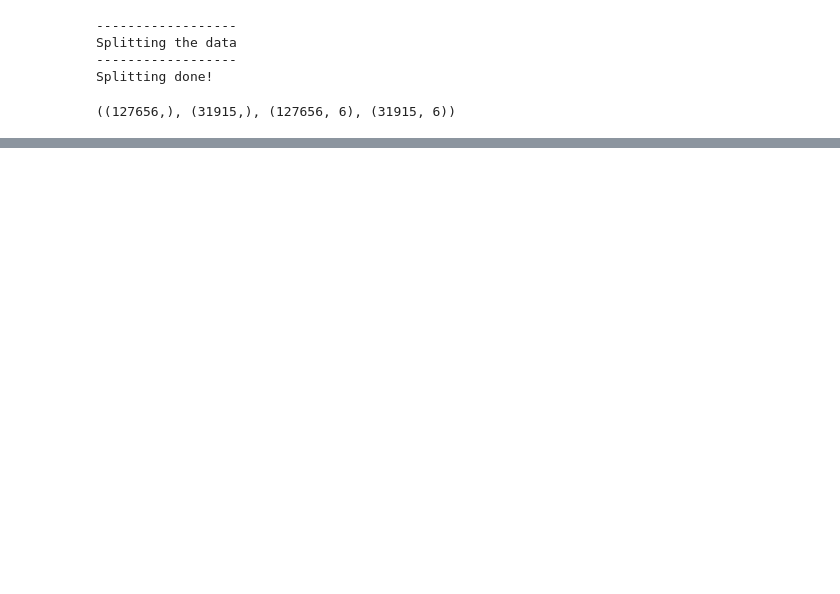
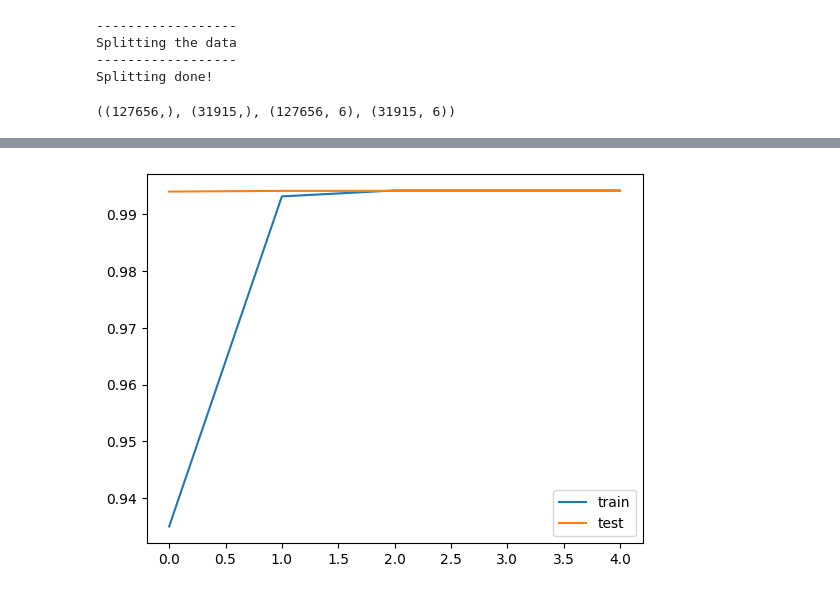
Before and after one commit to gloryodeyemi/COMP_8610_Project_02, a Jupyter notebook: main.ipynb, the cells around one changed output, grey strips where cells are left out. Saved outputs shown, nothing was run; the diff lists cells and outputs as text; code cells hidden in the pictures; blank space fills up the shorter version.

Commit message:
lstm model

```diff
--- a/main.ipynb
+++ b/main.ipynb
@@ -73,0 +89,7 @@ Splitting done!
+# %%
+# tokenize the data
+X_test = test_data['comment_text'].to_numpy().reshape(-1,)
+X = clean_data["lemmatized"].to_numpy().reshape(-1,)
+
+train_pad, val_pad, test_pad = lstm.tokenize(X, X_train, X_test, X_val)
+train_pad.shape, test_pad.shape, val_pad.shape
@@ -73,0 +98,2 @@ Splitting done!
+# %%
+model = lstm.build_model()
@@ -73,0 +121,2 @@ Splitting done!
+# %%
+model = lstm.compile_model(model)
@@ -73,0 +127,2 @@ Splitting done!
+# %%
+history = lstm.train_model(model, train_pad, y_train, val_pad, y_val)
@@ -73,0 +152,4 @@ Splitting done!
+# %%
+lstm.plot_accuracy(history)
+# %% [output]
+[figure, added]
```
Also changed, not shown: parts of 13 cells of this notebook, 6 other files.
